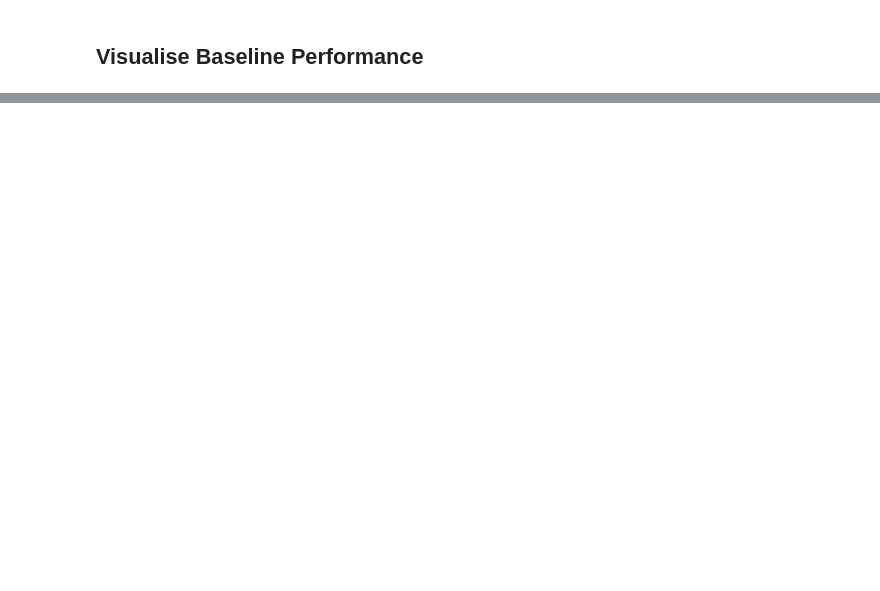
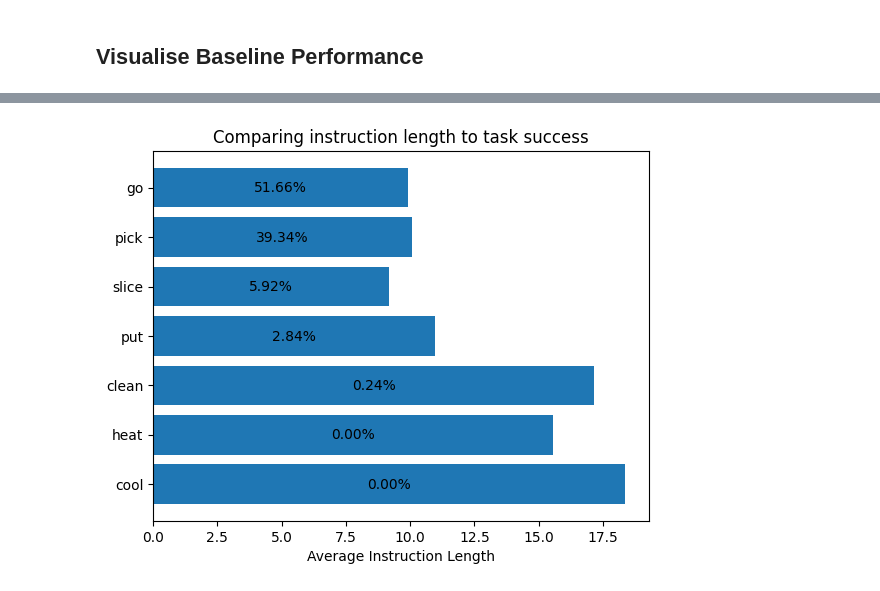
Before and after one commit to Riordan-DC/honours_research_repo, a Jupyter notebook: Baseline_Instructor.ipynb, the cells around one changed output, grey strips where cells are left out. Cells and saved outputs as stored; diff of their text form; code cells hidden in the pictures; blank space fills up the shorter version.

```diff
--- a/Baseline_Instructor.ipynb
+++ b/Baseline_Instructor.ipynb
@@ -535,3 +506,34 @@ Success:  {'go': 178.0, 'pick': 142.0, 'slice': 25.0, 'clean': 1.0, 'put': 12.0,
+# %%
+# Instruction Length Bar Chart
+# Instruction length vs task success
+plt.rcdefaults()
+fig, ax = plt.subplots()
+
+action_success_sorted = dict(sorted(action_success.items(), key=lambda item: item[1], reverse=True))
+task_lengths_sorted = {}
+for k in action_success_sorted.keys():
+    task_lengths_sorted[k] = np.mean(task_instruction_lengths[k])
+
+tasks = action_success_sorted.keys() # In order of success
+y_pos = np.arange(len(tasks))
+tasks_success = task_lengths_sorted.values()
+
+ax.barh(y_pos, tasks_success, align='center')
+ax.set_yticks(y_pos)
+ax.set_yticklabels(tasks)
+ax.invert_yaxis()  # labels read top-to-bottom
+rects = ax.patches
+labels = ["%.2f%%" % ((i/succ_sum)*100.0) for i in action_success_sorted.values()]
+for rect, label in zip(rects, labels):
+    height = rect.get_height()
+    ax.text(rect.get_x() + rect.get_width() / 2, rect.get_y() + 0.55, label,
+            ha='center', va='bottom')
+ax.set_xlabel('Average Instruction Length')
+ax.set_title('Comparing instruction length to task success')
+if save_figures:
+    plt.savefig('Comparing instruction length to task success.png', dpi=300, bbox_inches='tight')
+# %% [output]
+[figure, added]
 # %%
 import pandas as pd
 import cv2
```
Also changed, not shown: parts of 6 cells of this notebook, 2 other files.
